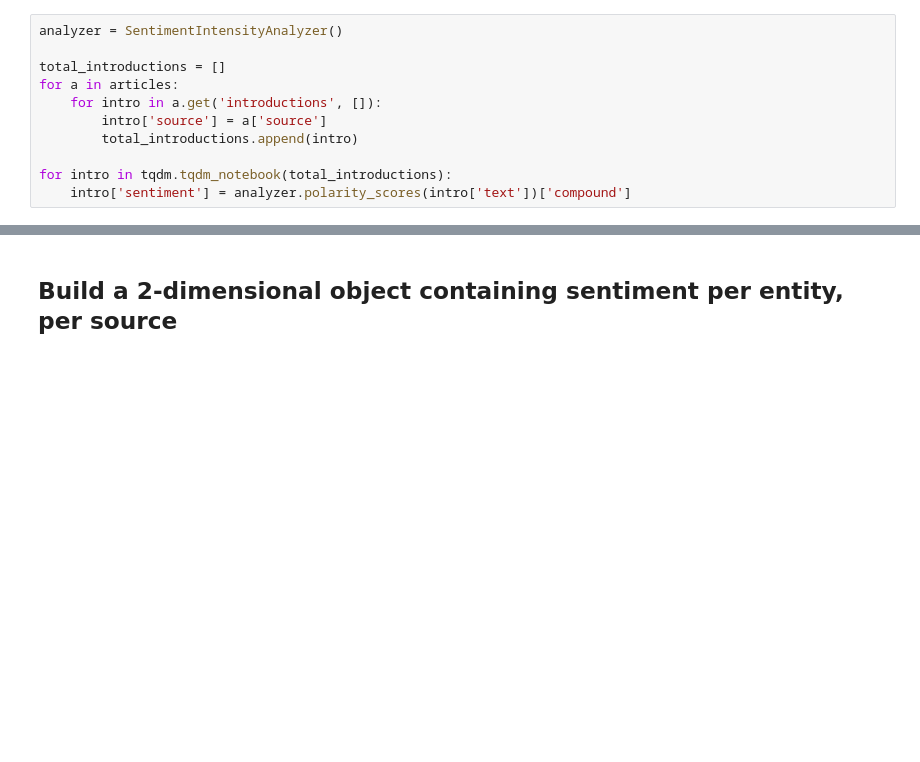
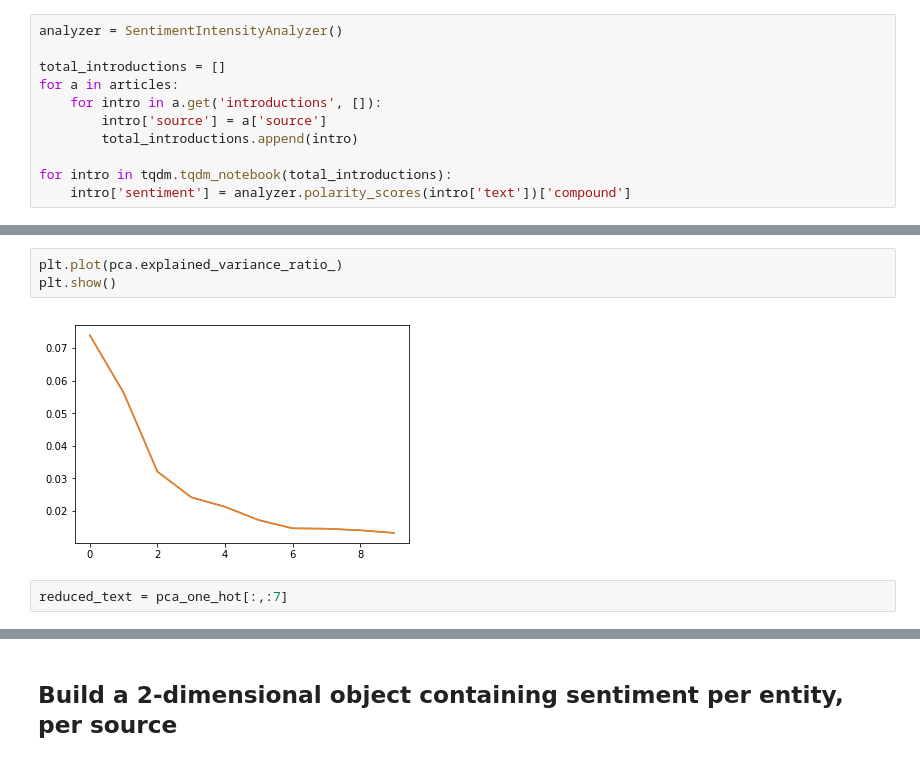
Before and after one commit to MickJermsurawong/EE227-graphical-lasso, a Jupyter notebook: Sentiment.ipynb, the cells around one changed output, grey strips where cells are left out. Cells and saved outputs as stored; diff of their text form; blank space fills up the shorter version.

```diff
--- a/Sentiment.ipynb
+++ b/Sentiment.ipynb
@@ -72,0 +170,7 @@ for intro in tqdm.tqdm_notebook(total_introductions):
+# %%
+plt.plot(pca.explained_variance_ratio_)
+plt.show()
+# %% [output]
+[figure, added]
+# %%
+reduced_text = pca_one_hot[:,:7]
```
Also changed, not shown: parts of 46 cells of this notebook, 2 other files.
